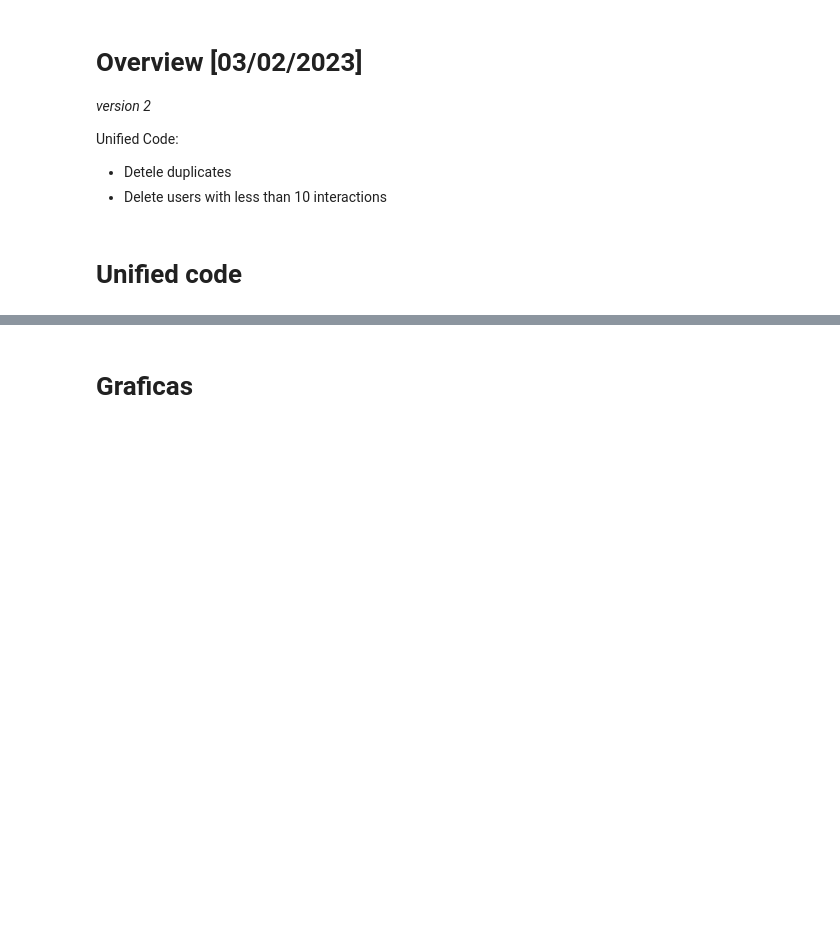
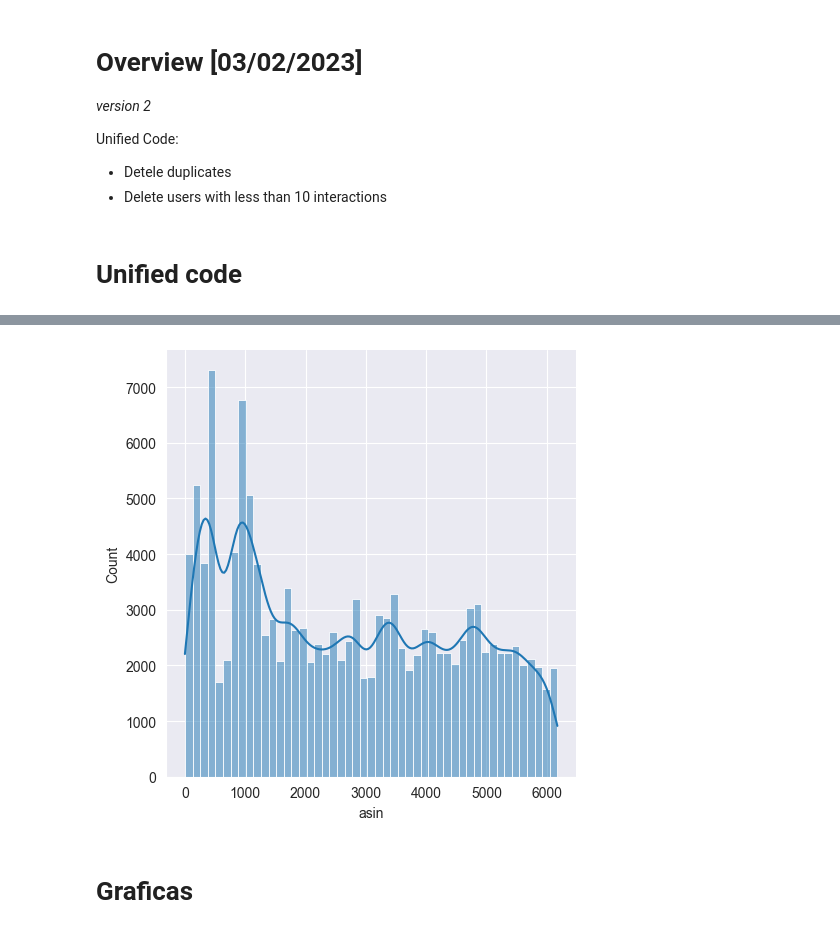
Before and after one commit to antoniosh97/Recommender-System-2023, a Jupyter notebook: Implementation/2_DataComprehension/01_CD_Preparation_20230203.ipynb, the cells around one changed output, grey strips where cells are left out. Cells and saved outputs as stored; diff of their text form; code cells hidden in the pictures; blank space fills up the shorter version.

```diff
--- a/Implementation/2_DataComprehension/01_CD_Preparation_20230203.ipynb
+++ b/Implementation/2_DataComprehension/01_CD_Preparation_20230203.ipynb
@@ -251,3 +256,16 @@ df.head()
+# %%
+import seaborn as sns
+import matplotlib.pyplot as plt
+
+sns.set_style("darkgrid")
+
+# plt.show()
+# plt.savefig("Histogram_items.png")
+
+hist_items_plot = sns.displot(df.asin,kde=True)
+hist_items_plot.figure.savefig("Histogram_items.png")
+# %% [output]
+[figure, added]
 # %%
 # barplot_reviews(df)
 # %%
```
Also changed, not shown: parts of 5 cells of this notebook, 1 other file.
